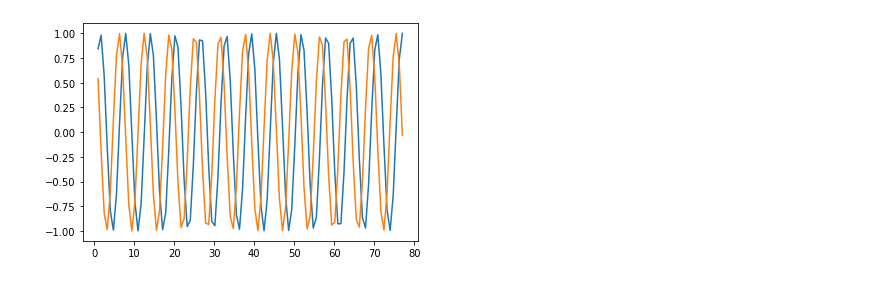
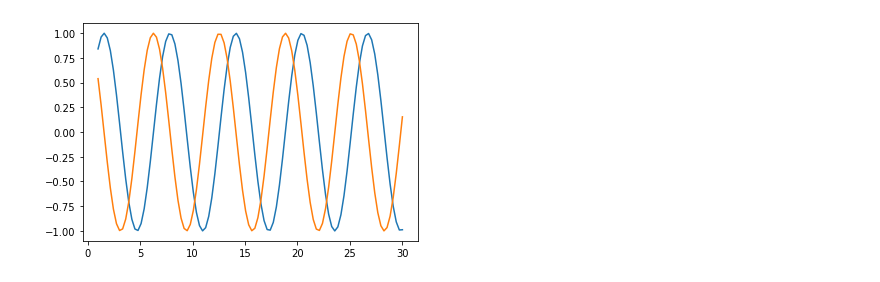
Before and after one commit to Vishu7777/AITTA, a Jupyter notebook: sin_cos_visualization.ipynb, the cells around one changed output. Drawn from its saved outputs; the diff is of its cells as text; code cells hidden in the pictures.

```diff
--- a/sin_cos_visualization.ipynb
+++ b/sin_cos_visualization.ipynb
@@ -3,9 +3,9 @@
 # %%
 import matplotlib.pyplot as plt
 import numpy as np
-x=np.linspace(1,77,100)
+x=np.linspace(1,30,100)
 plt.plot(x,np.sin(x))
 plt.plot(x,np.cos(x))
 plt.show()
 # %% [output]
-[figure, old version]
+[figure, new version]
```
